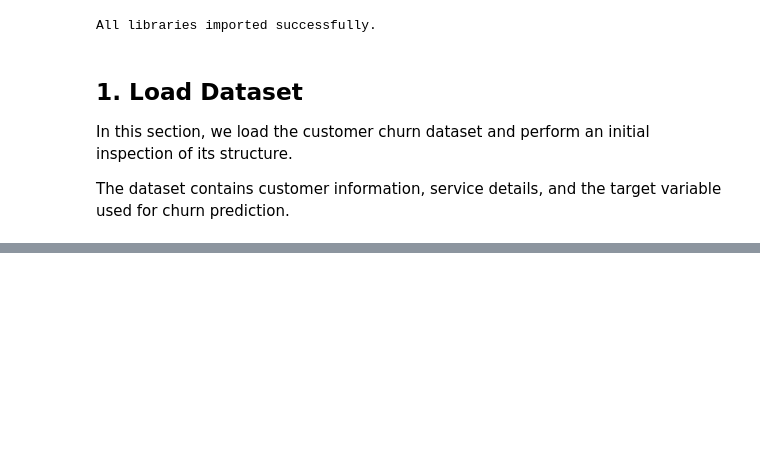
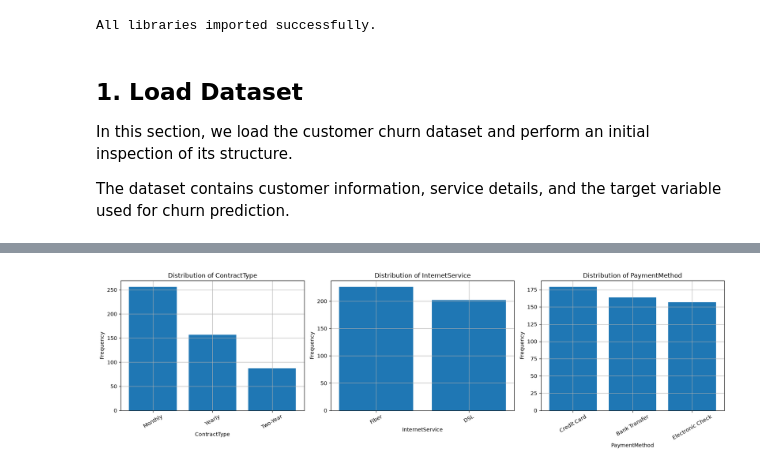
Before and after one commit to Mobin-Madadi/customer-churn-prediction, a Jupyter notebook: notebooks/customer_churn.ipynb, the cells around one changed output, grey strips where cells are left out. Saved outputs shown, nothing was run; the diff lists cells and outputs as text; code cells hidden in the pictures; blank space fills up the shorter version.

```diff
--- a/notebooks/customer_churn.ipynb
+++ b/notebooks/customer_churn.ipynb
@@ -118,0 +180,23 @@ display(df.head())
+# %%
+categorical_features = [
+    "ContractType",
+    "InternetService",
+    "PaymentMethod"
+]
+
+fig, axes = plt.subplots(1, 3, figsize=(17, 5))
+
+for feature, ax in zip(categorical_features, axes):
+    counts = df[feature].value_counts()
+
+    ax.bar(counts.index.astype(str), counts.values)
+    ax.set_title(f"Distribution of {feature}")
+    ax.set_xlabel(feature)
+    ax.set_ylabel("Frequency")
+
+    ax.tick_params(axis="x", rotation=30)
+
+plt.tight_layout()
+plt.show()
+# %% [output]
+[figure, added]
```
Also changed, not shown: parts of 3 cells of this notebook.
